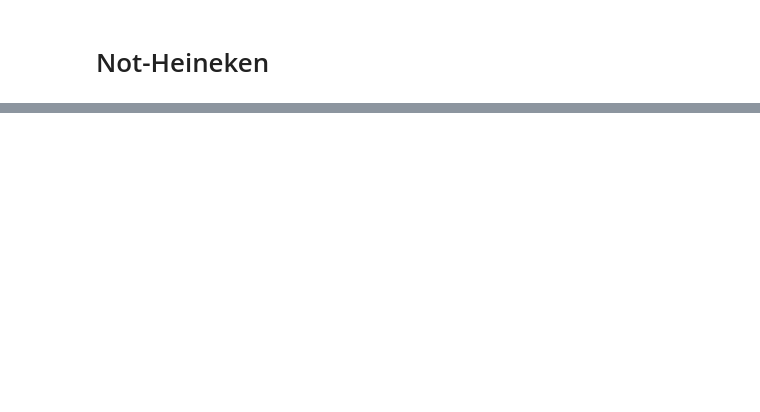
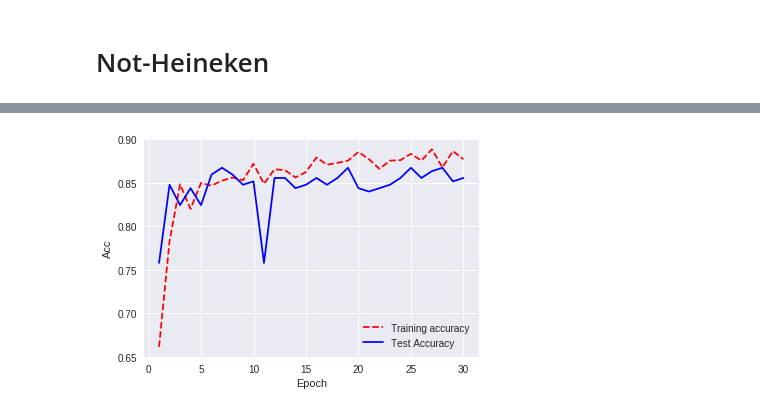
Before and after one commit to chasingbob/not-heineken, a Jupyter notebook: not-heineken.ipynb, the cells around one changed output, grey strips where cells are left out. Saved outputs shown, nothing was run; the diff lists cells and outputs as text; code cells hidden in the pictures; blank space fills up the shorter version.

```diff
--- a/not-heineken.ipynb
+++ b/not-heineken.ipynb
@@ -140,0 +358,19 @@ Total time: 0:14:30.607585
+# %%
+# Visualise
+
+# Get training and test loss histories
+training_loss = hist.history['acc']
+test_loss = hist.history['val_acc']
+
+# Create count of the number of epochs
+epoch_count = range(1, len(training_loss) + 1)
+
+# Visualize loss history
+plt.plot(epoch_count, training_loss, 'r--')
+plt.plot(epoch_count, test_loss, 'b-')
+plt.legend(['Training accuracy', 'Test Accuracy'])
+plt.xlabel('Epoch')
+plt.ylabel('Acc')
+plt.show();
+# %% [output]
+[figure, added]
```
Also changed, not shown: parts of 54 cells of this notebook.
